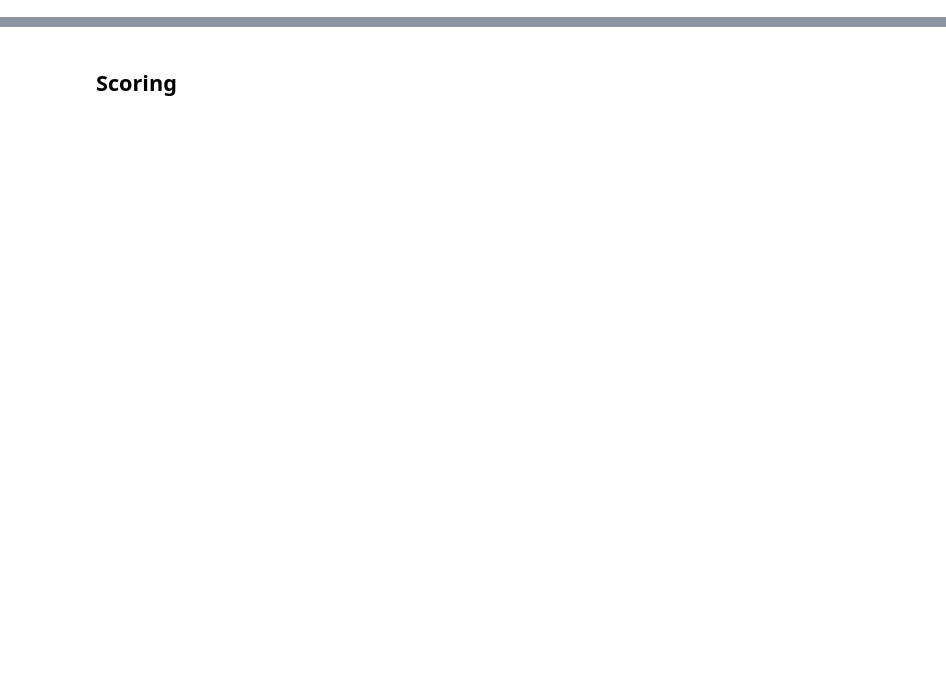
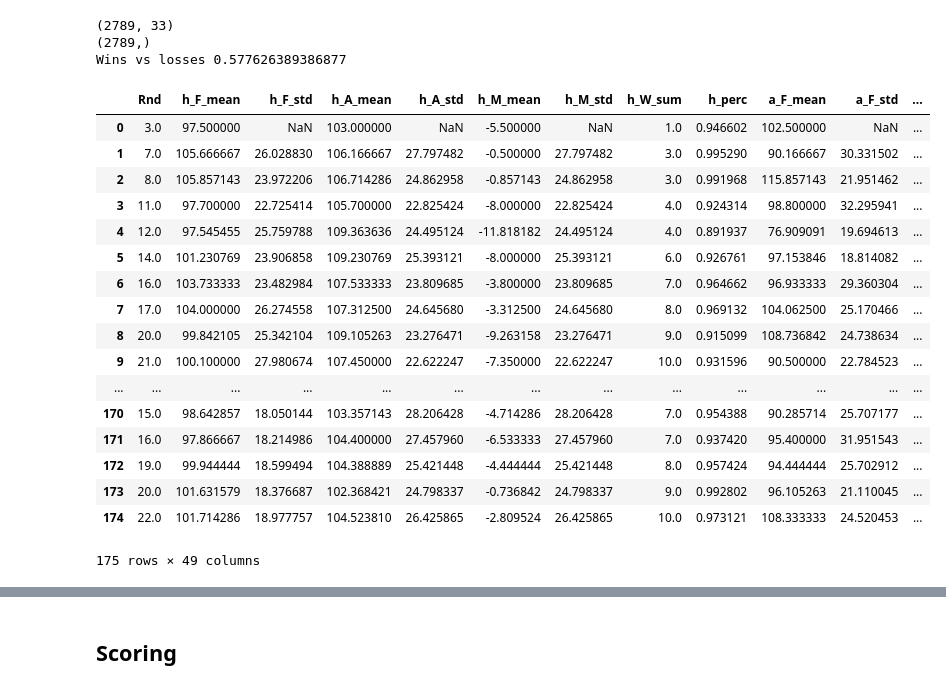
Before and after one commit to toddniven/AFL-Monash-comp, a Jupyter notebook: AFL historical model.ipynb, the cells around one changed output, grey strips where cells are left out. Cells and saved outputs as stored; diff of their text form; code cells hidden in the pictures; blank space fills up the shorter version.

```diff
--- a/AFL historical model.ipynb
+++ b/AFL historical model.ipynb
@@ -262,3 +96,60 @@ Wins vs losses 0.57574568288854
+# %%
+from sklearn.preprocessing import StandardScaler
+from sklearn.linear_model import SGDClassifier
+from xgboost.sklearn import XGBClassifier
+from sklearn.ensemble import RandomForestClassifier
+
+X_list = []
+y_list = []
+
+for i in range(1,16):
+    X = np.concatenate([
+        np.load('training-all/training-'+str(2019-i)+'.npy'),
+        np.load('training-hva/training-'+str(2019-i)+'.npy')[:,1:] #remove the rnd column
+                ], axis=1)
+    mask = np.isnan(X).any(axis=1)
+    index = np.where(mask==True)[0][0] ## X8 has a row containing nulls
+    X = np.delete(X, index, 0)
+    X_list.append(X)
+
+    y = np.load('training-all/results-'+str(2019-i)+'.npy')
+    y = np.delete(y, index, 0)
+    y_list.append(y)
+
+X = np.concatenate(X_list, axis=0)
+y = np.concatenate(y_list, axis=0)
+
+print(X.shape)
+print(y.shape)
+
+print('Wins vs losses',np.sum(y)/float(len(y)))
+# %% [output]
+(2789, 33)
+(2789,)
+Wins vs losses 0.577626389386877
+# %%
+from data_prep import feature_eng
+training_cols = feature_eng.Features().training_cols()
+pd.DataFrame(feature_eng.Features().div_cols(X_list[10]), columns=training_cols)
+# %% [output]
+|  | Rnd | h_F_mean | h_F_std | h_A_mean | h_A_std | h_M_mean | h_M_std | h_W_sum | h_perc | a_F_mean | a_F_std | ... |
+| 0 | 3.0 | 97.500000 | NaN | 103.000000 | NaN | -5.500000 | NaN | 1.0 | 0.946602 | 102.500000 | NaN | ... |
+| 1 | 7.0 | 105.666667 | 26.028830 | 106.166667 | 27.797482 | -0.500000 | 27.797482 | 3.0 | 0.995290 | 90.166667 | 30.331502 | ... |
+| 2 | 8.0 | 105.857143 | 23.972206 | 106.714286 | 24.862958 | -0.857143 | 24.862958 | 3.0 | 0.991968 | 115.857143 | 21.951462 | ... |
+| 3 | 11.0 | 97.700000 | 22.725414 | 105.700000 | 22.825424 | -8.000000 | 22.825424 | 4.0 | 0.924314 | 98.800000 | 32.295941 | ... |
+| 4 | 12.0 | 97.545455 | 25.759788 | 109.363636 | 24.495124 | -11.818182 | 24.495124 | 4.0 | 0.891937 | 76.909091 | 19.694613 | ... |
+| 5 | 14.0 | 101.230769 | 23.906858 | 109.230769 | 25.393121 | -8.000000 | 25.393121 | 6.0 | 0.926761 | 97.153846 | 18.814082 | ... |
+| 6 | 16.0 | 103.733333 | 23.482984 | 107.533333 | 23.809685 | -3.800000 | 23.809685 | 7.0 | 0.964662 | 96.933333 | 29.360304 | ... |
+| 7 | 17.0 | 104.000000 | 26.274558 | 107.312500 | 24.645680 | -3.312500 | 24.645680 | 8.0 | 0.969132 | 104.062500 | 25.170466 | ... |
+| 8 | 20.0 | 99.842105 | 25.342104 | 109.105263 | 23.276471 | -9.263158 | 23.276471 | 9.0 | 0.915099 | 108.736842 | 24.738634 | ... |
+| 9 | 21.0 | 100.100000 | 27.980674 | 107.450000 | 22.622247 | -7.350000 | 22.622247 | 10.0 | 0.931596 | 90.500000 | 22.784523 | ... |
+| ... | ... | ... | ... | ... | ... | ... | ... | ... | ... | ... | ... | ... |
+| 170 | 15.0 | 98.642857 | 18.050144 | 103.357143 | 28.206428 | -4.714286 | 28.206428 | 7.0 | 0.954388 | 90.285714 | 25.707177 | ... |
+| 171 | 16.0 | 97.866667 | 18.214986 | 104.400000 | 27.457960 | -6.533333 | 27.457960 | 7.0 | 0.937420 | 95.400000 | 31.951543 | ... |
+| 172 | 19.0 | 99.944444 | 18.599494 | 104.388889 | 25.421448 | -4.444444 | 25.421448 | 8.0 | 0.957424 | 94.444444 | 25.702912 | ... |
+| 173 | 20.0 | 101.631579 | 18.376687 | 102.368421 | 24.798337 | -0.736842 | 24.798337 | 9.0 | 0.992802 | 96.105263 | 21.110045 | ... |
+| 174 | 22.0 | 101.714286 | 18.977757 | 104.523810 | 26.425865 | -2.809524 | 26.425865 | 10.0 | 0.973121 | 108.333333 | 24.520453 | ... |
+175 rows × 49 columns
 # %%
 classifier = XGBClassifier(base_score=0.57574568288854)
 
```
Also changed, not shown: parts of 23 cells of this notebook, 5 other files.
